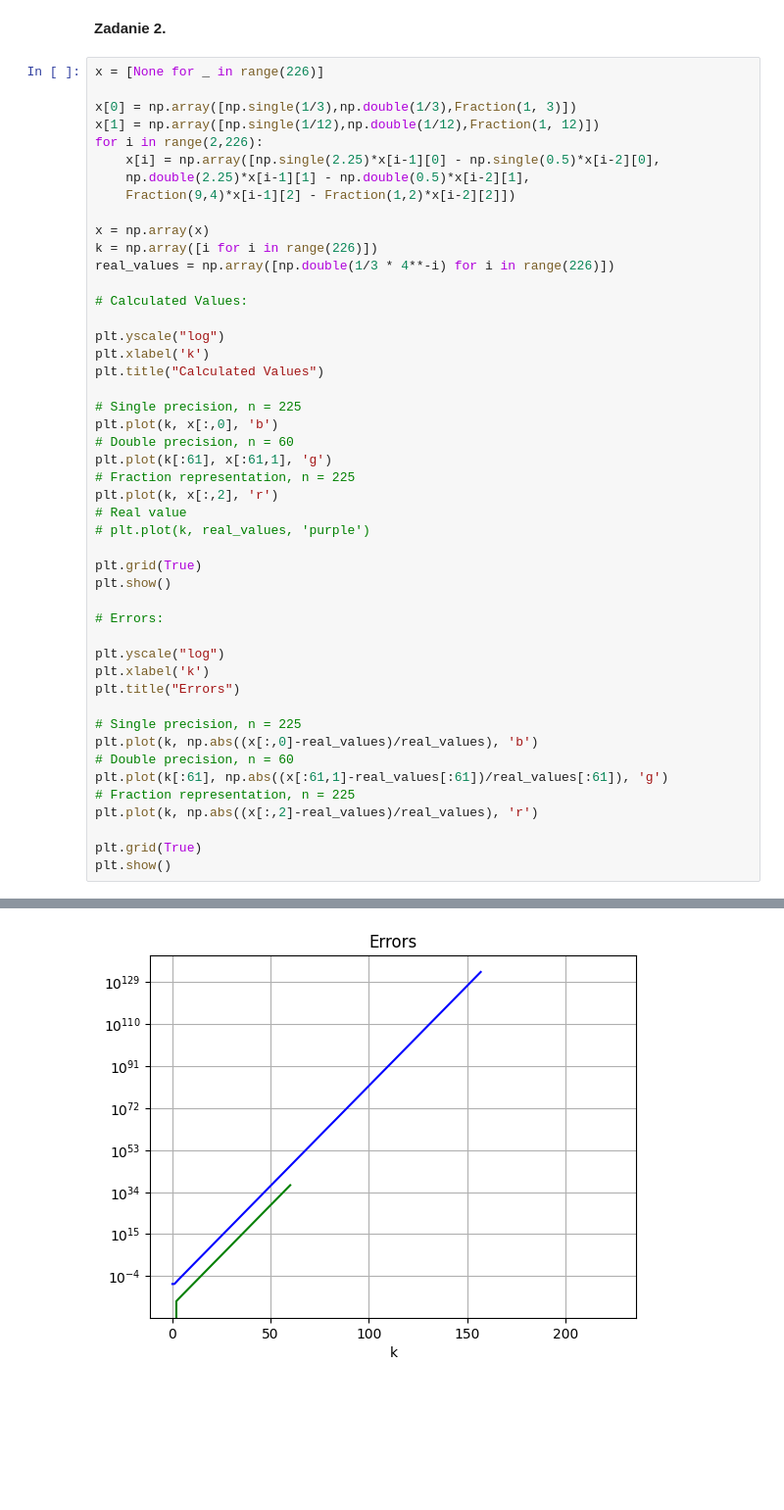
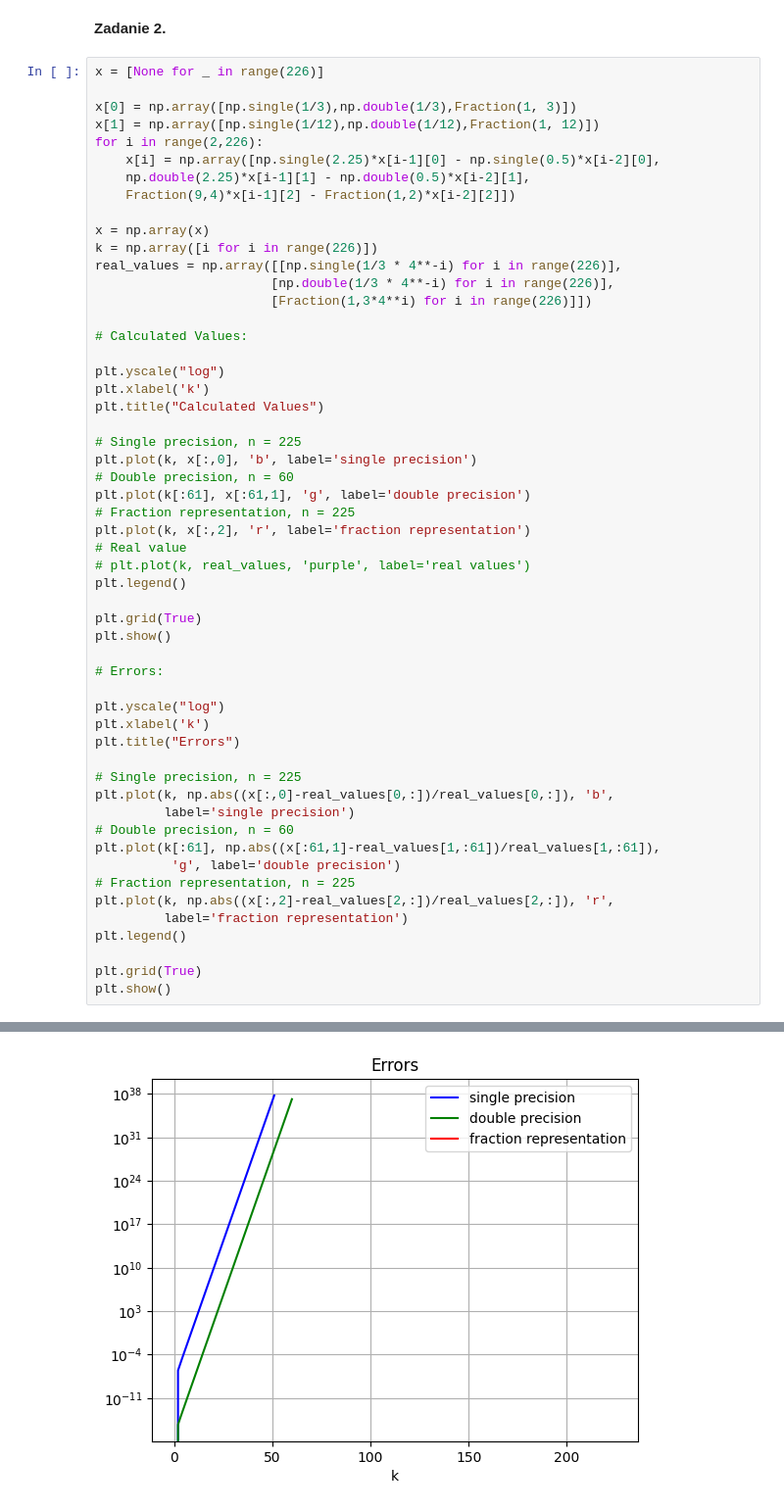
Before and after one commit to baramundi666/Computation-Methods-for-Science-and-Technology, a Jupyter notebook: lab-1/main.ipynb, the cells around one changed output, grey strips where cells are left out. Shown at 98% size. Saved outputs shown, nothing was run; the diff lists cells and outputs as text; blank space fills up the shorter version.

```diff
--- a/lab-1/main.ipynb
+++ b/lab-1/main.ipynb
@@ -66,7 +66,9 @@ for i in range(2,226):
 
 x = np.array(x)
 k = np.array([i for i in range(226)])
-real_values = np.array([np.double(1/3 * 4**-i) for i in range(226)])
+real_values = np.array([[np.single(1/3 * 4**-i) for i in range(226)],
+                       [np.double(1/3 * 4**-i) for i in range(226)],
+                       [Fraction(1,3*4**i) for i in range(226)]])
 
 # Calculated Values:
 
@@ -75,13 +77,14 @@ plt.xlabel('k')
 plt.title("Calculated Values")
 
 # Single precision, n = 225
-plt.plot(k, x[:,0], 'b')
+plt.plot(k, x[:,0], 'b', label='single precision')
 # Double precision, n = 60
-plt.plot(k[:61], x[:61,1], 'g')
+plt.plot(k[:61], x[:61,1], 'g', label='double precision')
 # Fraction representation, n = 225
-plt.plot(k, x[:,2], 'r')
+plt.plot(k, x[:,2], 'r', label='fraction representation')
 # Real value
-# plt.plot(k, real_values, 'purple')
+# plt.plot(k, real_values, 'purple', label='real values')
+plt.legend()
 
 plt.grid(True)
 plt.show()
@@ -93,11 +96,15 @@ plt.xlabel('k')
 plt.title("Errors")
 
 # Single precision, n = 225
-plt.plot(k, np.abs((x[:,0]-real_values)/real_values), 'b')
+plt.plot(k, np.abs((x[:,0]-real_values[0,:])/real_values[0,:]), 'b',
+         label='single precision')
 # Double precision, n = 60
-plt.plot(k[:61], np.abs((x[:61,1]-real_values[:61])/real_values[:61]), 'g')
+plt.plot(k[:61], np.abs((x[:61,1]-real_values[1,:61])/real_values[1,:61]),
+          'g', label='double precision')
 # Fraction representation, n = 225
-plt.plot(k, np.abs((x[:,2]-real_values)/real_values), 'r')
+plt.plot(k, np.abs((x[:,2]-real_values[2,:])/real_values[2,:]), 'r',
+         label='fraction representation')
+plt.legend()
 
 plt.grid(True)
 plt.show()
@@ -106 +113 @@ plt.show()
-[figure, old version]
+[figure, new version]
```
Also changed, not shown: parts of 1 cell of this notebook, 4 other files.
